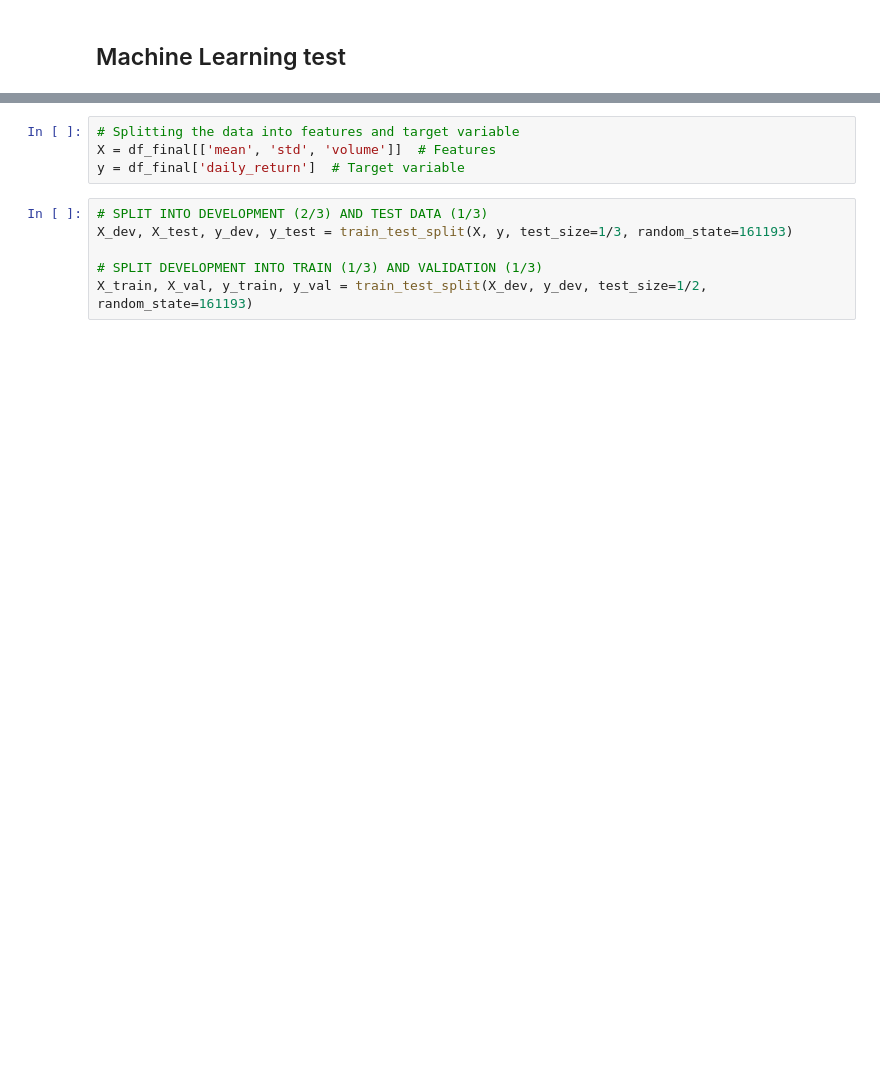
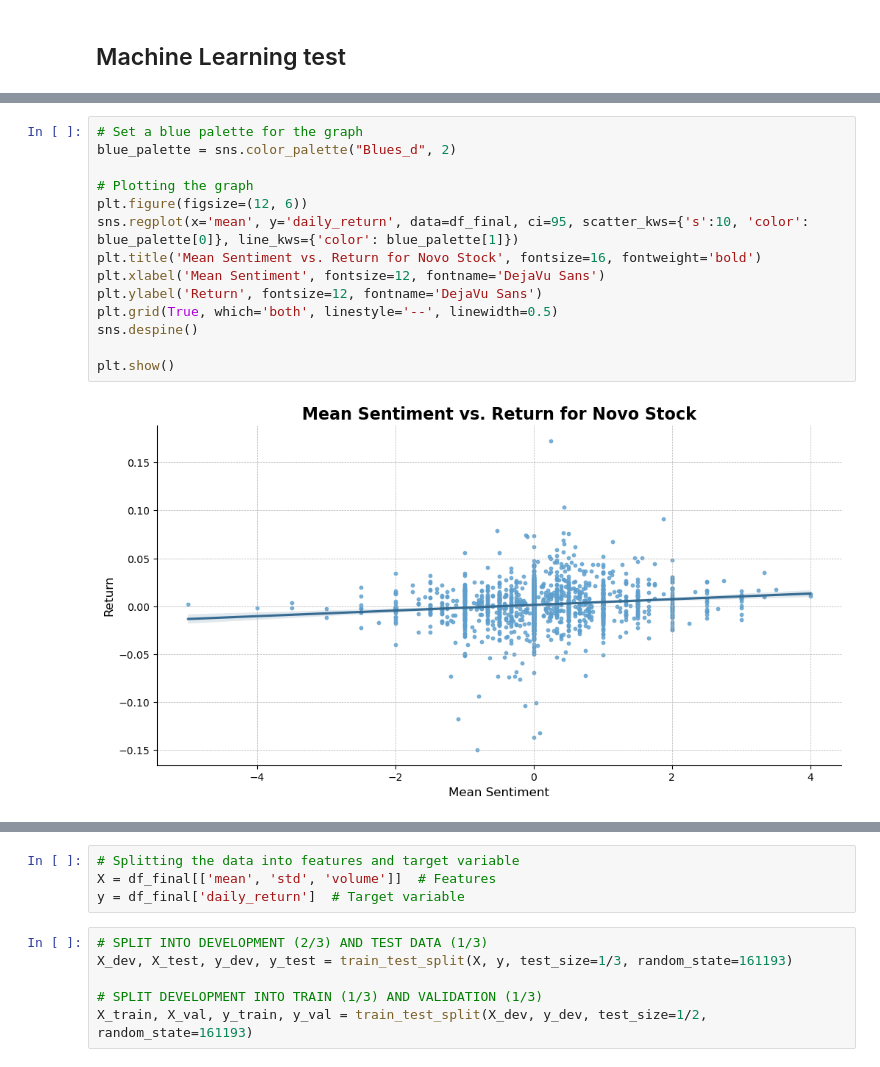
Before and after one commit to lealundjeppesen/kode_koner, a Jupyter notebook: PROJECT/ML test.ipynb, the cells around one changed output, grey strips where cells are left out. Saved outputs shown, nothing was run; the diff lists cells and outputs as text; blank space fills up the shorter version.

```diff
--- a/PROJECT/ML test.ipynb
+++ b/PROJECT/ML test.ipynb
@@ -46 +55,17 @@ plt.show()
+# %%
+# Set a blue palette for the graph
+blue_palette = sns.color_palette("Blues_d", 2)
+
+# Plotting the graph
+plt.figure(figsize=(12, 6))
+sns.regplot(x='mean', y='daily_return', data=df_final, ci=95, scatter_kws={'s':10, 'color': blue_palette[0]}, line_kws={'color': blue_palette[1]})
+plt.title('Mean Sentiment vs. Return for Novo Stock', fontsize=16, fontweight='bold')
+plt.xlabel('Mean Sentiment', fontsize=12, fontname='DejaVu Sans')
+plt.ylabel('Return', fontsize=12, fontname='DejaVu Sans')
+plt.grid(True, which='both', linestyle='--', linewidth=0.5)
+sns.despine()
+
+plt.show()
+# %% [output]
+[figure, added]
 # %%
```
Also changed, not shown: parts of 16 cells of this notebook, 9 other files.
